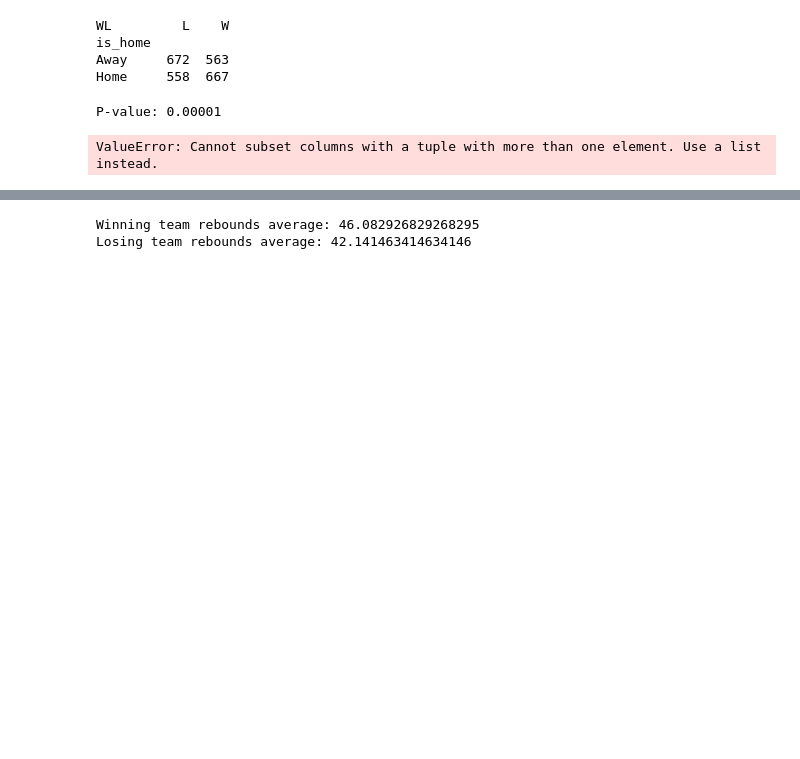
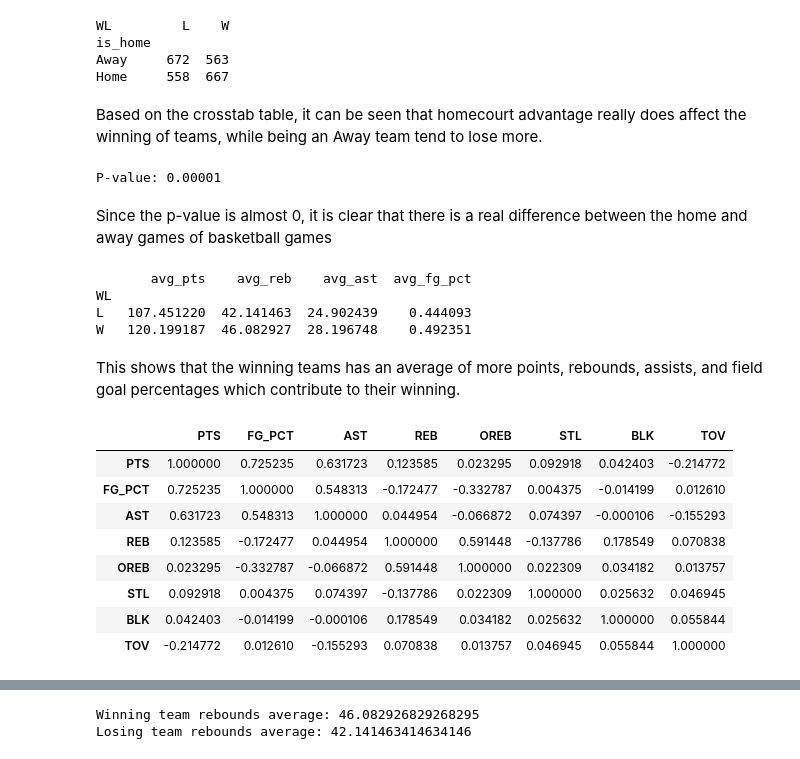
Before and after one commit to jamessabby/boxscore_ai, a Jupyter notebook: eda.ipynb, the cells around one changed output, grey strips where cells are left out. Drawn from its saved outputs; the diff is of its cells as text; code cells hidden in the pictures; blank space fills up the shorter version.

Commit message:
Finished stage 2 of the project where I performed an exploratory data analysis to get familiar with the data

```diff
--- a/eda.ipynb
+++ b/eda.ipynb
@@ -151,6 +151,8 @@ WL         L    W
 is_home
 Away     672  563
 Home     558  667
+# %% [markdown]
+Based on the crosstab table, it can be seen that homecourt advantage really does affect the winning of teams, while being an Away team tend to lose more.
 # %%
 # Category vs category comparison
 chi2 = chi2_contingency(cross_tab)
@@ -158,13 +160,38 @@ p_value = chi2[1]
 print(f"P-value: {p_value:.5f}")
 # %% [output]
 P-value: 0.00001
+# %% [markdown]
+Since the p-value is almost 0, it is clear that there is a real difference between the home and away games of basketball games
 # %%
 # Category vs number
-df.groupby(["WL"]).agg(
+
+aggregated_data = df.groupby(["WL"]).agg(
     avg_pts=("PTS", "mean"),
     avg_reb=("REB", "mean"),
     avg_ast=("AST", "mean"),
     avg_fg_pct=("FG_PCT", "mean")
 )
+print(aggregated_data)
 # %% [output]
-ValueError: Cannot subset columns with a tuple with more than one element. Use a list instead.
+       avg_pts    avg_reb    avg_ast  avg_fg_pct
+WL
+L   107.451220  42.141463  24.902439    0.444093
+W   120.199187  46.082927  28.196748    0.492351
+# %% [markdown]
+This shows that the winning teams has an average of more points, rebounds, assists, and field goal percentages which contribute to their winning.
+# %%
+# Number vs number
+# pearson
+df_numerical = df[["PTS", "FG_PCT", "AST", "REB", "OREB", "STL", "BLK", "TOV"]]
+df_corr = df_numerical.corr(method="pearson") # it is clearly shown that the pts and fg_pct have high correlation (0.7 < 1)
+df_corr
+# %% [output]
+|  | PTS | FG_PCT | AST | REB | OREB | STL | BLK | TOV |
+| PTS | 1.000000 | 0.725235 | 0.631723 | 0.123585 | 0.023295 | 0.092918 | 0.042403 | -0.214772 |
+| FG_PCT | 0.725235 | 1.000000 | 0.548313 | -0.172477 | -0.332787 | 0.004375 | -0.014199 | 0.012610 |
+| AST | 0.631723 | 0.548313 | 1.000000 | 0.044954 | -0.066872 | 0.074397 | -0.000106 | -0.155293 |
+| REB | 0.123585 | -0.172477 | 0.044954 | 1.000000 | 0.591448 | -0.137786 | 0.178549 | 0.070838 |
+| OREB | 0.023295 | -0.332787 | -0.066872 | 0.591448 | 1.000000 | 0.022309 | 0.034182 | 0.013757 |
+| STL | 0.092918 | 0.004375 | 0.074397 | -0.137786 | 0.022309 | 1.000000 | 0.025632 | 0.046945 |
+| BLK | 0.042403 | -0.014199 | -0.000106 | 0.178549 | 0.034182 | 0.025632 | 1.000000 | 0.055844 |
+| TOV | -0.214772 | 0.012610 | -0.155293 | 0.070838 | 0.013757 | 0.046945 | 0.055844 | 1.000000 |
```
Also changed, not shown: parts of 6 cells of this notebook.
